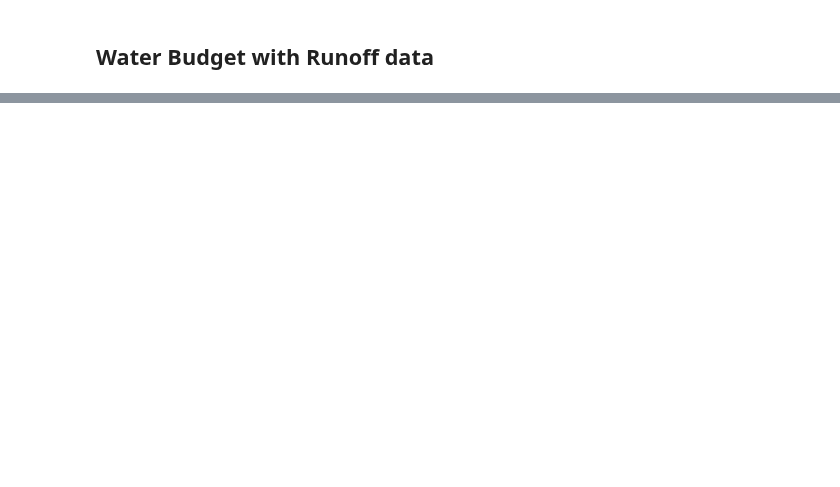
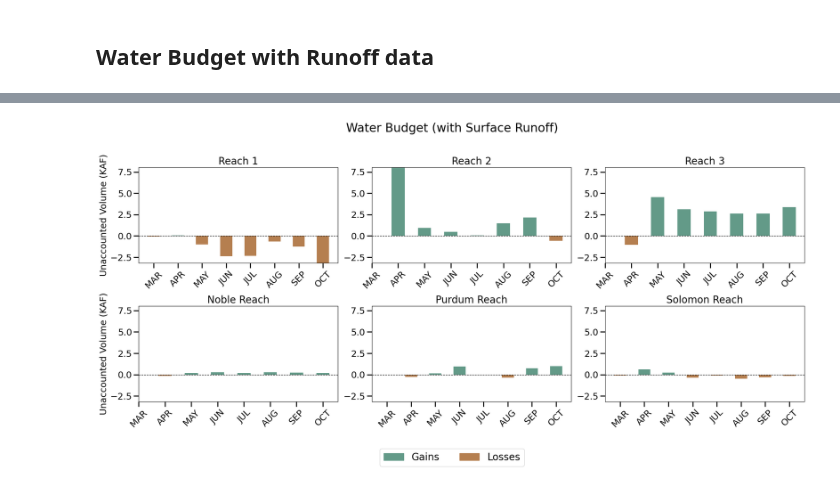
Before and after one commit to carlibeisel/mason_water_budget, a Jupyter notebook: water_budget_figures.ipynb, the cells around one changed output, grey strips where cells are left out. Saved outputs shown, nothing was run; the diff lists cells and outputs as text; code cells hidden in the pictures; blank space fills up the shorter version.

```diff
--- a/water_budget_figures.ipynb
+++ b/water_budget_figures.ipynb
@@ -498,0 +520,100 @@ plt.show()
+# %%
+# --------------------- #
+# Figure : Unacounted Gains/Losses
+# --------------------- #
+# same scale for all
+
+# Define custom color palette for residuals
+residual_palette = {
+    'Gains': '#639A88',  # Residual on inflow side (positive)
+    'Losses': '#B57F50'  # Residual on outflow side (negative)
+}
+
+# Convert residuals to KAF
+file['Residual (KAF)'] = file['Residual (AF)'] / 1000
+
+# Ensure the month order and reach order are consistent
+months_order = ['MAR', 'APR', 'MAY', 'JUN', 'JUL', 'AUG', 'SEP', 'OCT', 'NOV', 'DEC']
+file['Month'] = pd.Categorical(file['Month'], categories=months_order, ordered=True)
+reach_order = ['Reach 1', 'Reach 2', 'Reach 3', 'Noble Reach', 'Purdum Reach', 'Solomon Reach']
+reaches = [reach for reach in reach_order if reach in file['Reach'].unique()]
+
+# Set up the grid
+rows, cols = 4, 3  # Define grid dimensions
+fig, axes = plt.subplots(rows, cols, figsize=(20, 16))
+axes = axes.flatten()  # Flatten the axes array for easy indexing
+
+# Track labels to prevent duplicate entries in the legend
+labels_added = {'Positive Residual': False, 'Negative Residual': False}
+
+# Determine a common y-axis range
+all_residuals = file['Residual (KAF)']
+y_min, y_max = all_residuals.min(), all_residuals.max()
+
+# Loop through each reach and plot
+for idx, reach in enumerate(reaches):
+    if idx >= len(axes):
+        break  # Prevent indexing errors if there are fewer reaches than plots
+
+    ax = axes[idx]
+
+    # Filter data for the current reach
+    reach_data = file[file['Reach'] == reach].sort_values(by='Month')
+
+    # Set up the x-axis positions
+    x = np.arange(len(reach_data['Month']))  # Numeric x-axis positions
+    width = 0.5  # Width of the bars
+
+    # Plot residuals
+    for i, residual in enumerate(reach_data['Residual (KAF)']):
+        if residual > 0:  # Positive residual -> inflow side
+            ax.bar(
+                x[i], residual, width,
+                color=residual_palette['Gains'],
+                label='Gains' if not labels_added['Positive Residual'] else None
+            )
+            labels_added['Positive Residual'] = True
+        elif residual < 0:  # Negative residual -> outflow side
+            ax.bar(
+                x[i], residual, width,
+                color=residual_palette['Losses'],
+                label='Losses' if not labels_added['Negative Residual'] else None
+            )
+            labels_added['Negative Residual'] = True
+
+    ax.set_xticks(x)
+    ax.set_xticklabels(reach_data['Month'], rotation=45, fontsize=18)
+
+    ax.axhline(0, color='black', linewidth=1, linestyle='--')  # Add a horizontal line at 0
+    ax.set_title(f"{reach}", fontsize=20)
+    ax.tick_params(axis='y', length=10, width=2, labelsize=18)
+    ax.tick_params(axis='x', length=10, width=2, labelsize=18)
+
+    # Set consistent y-axis limits
+    ax.set_ylim(y_min, y_max)
+
+    # Only add y-axis labels for leftmost plots
+    if idx % cols == 0:
+        ax.set_ylabel("Unaccounted Volume (KAF)", fontsize=18)
+    else:
+        ax.set_ylabel("")  # Clear labels for other plots
+
+# Remove empty subplots if any
+for idx in range(len(reaches), len(axes)):
+    fig.delaxes(axes[idx])
+
+# Define custom legend handles
+legend_handles = [
+    mpatches.Patch(color=residual_palette['Gains'], label='Gains'),
+    mpatches.Patch(color=residual_palette['Losses'], label='Losses')
+]
+
+fig.legend(handles=legend_handles, loc='upper center', ncol=5, fontsize=20, bbox_to_anchor=(0.5, 0.42))
+fig.suptitle("Water Budget (with Surface Runoff)", fontsize=24)
+plt.tight_layout(rect=[0, 0, 1, 0.96])
+plt.show()
+
+plt.tight_layout(rect=[0, 0, 1, 0.96])  # Adjust layout to fit the legend
+plt.show()
+# %% [output]
+[figure, added]
```
Also changed, not shown: parts of 8 cells of this notebook.
